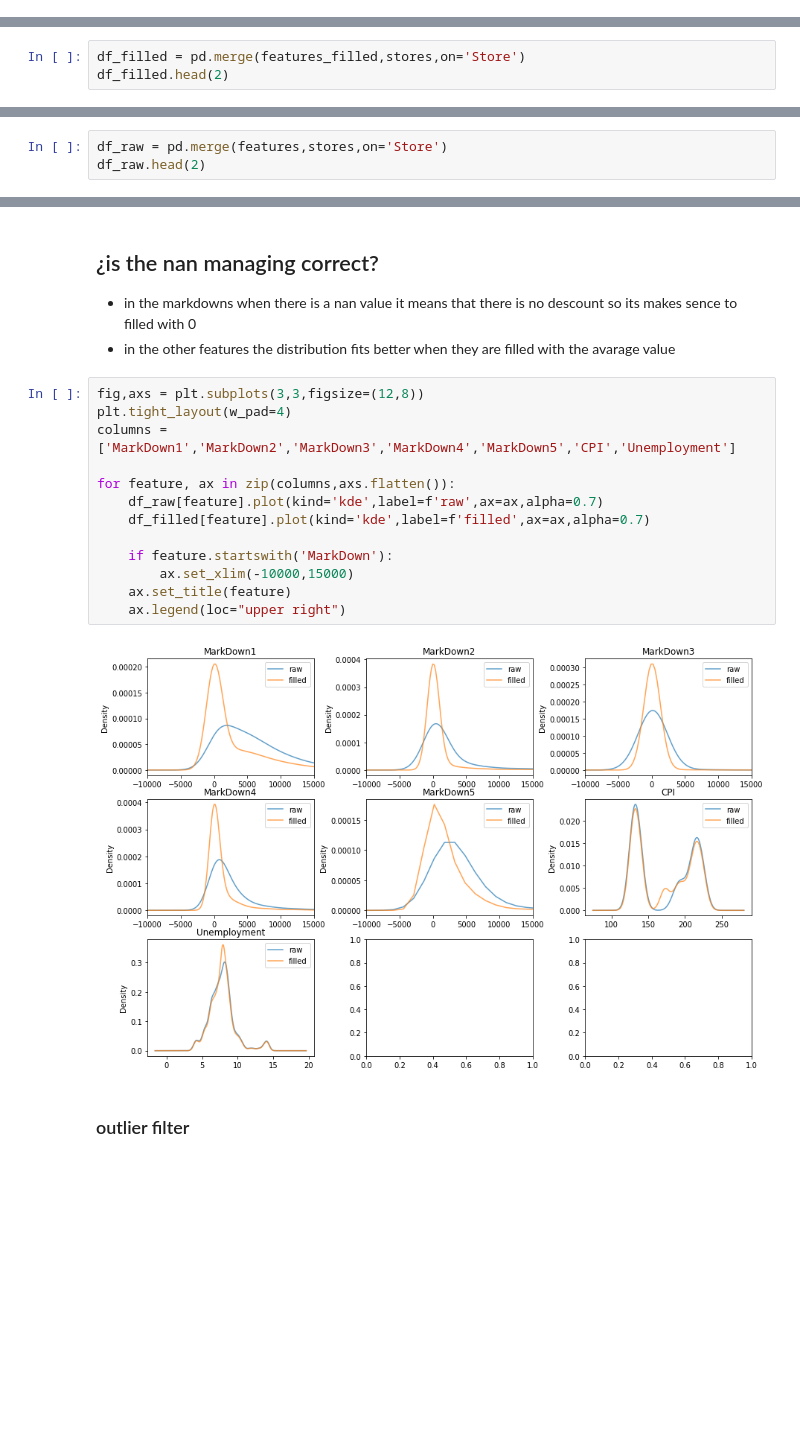
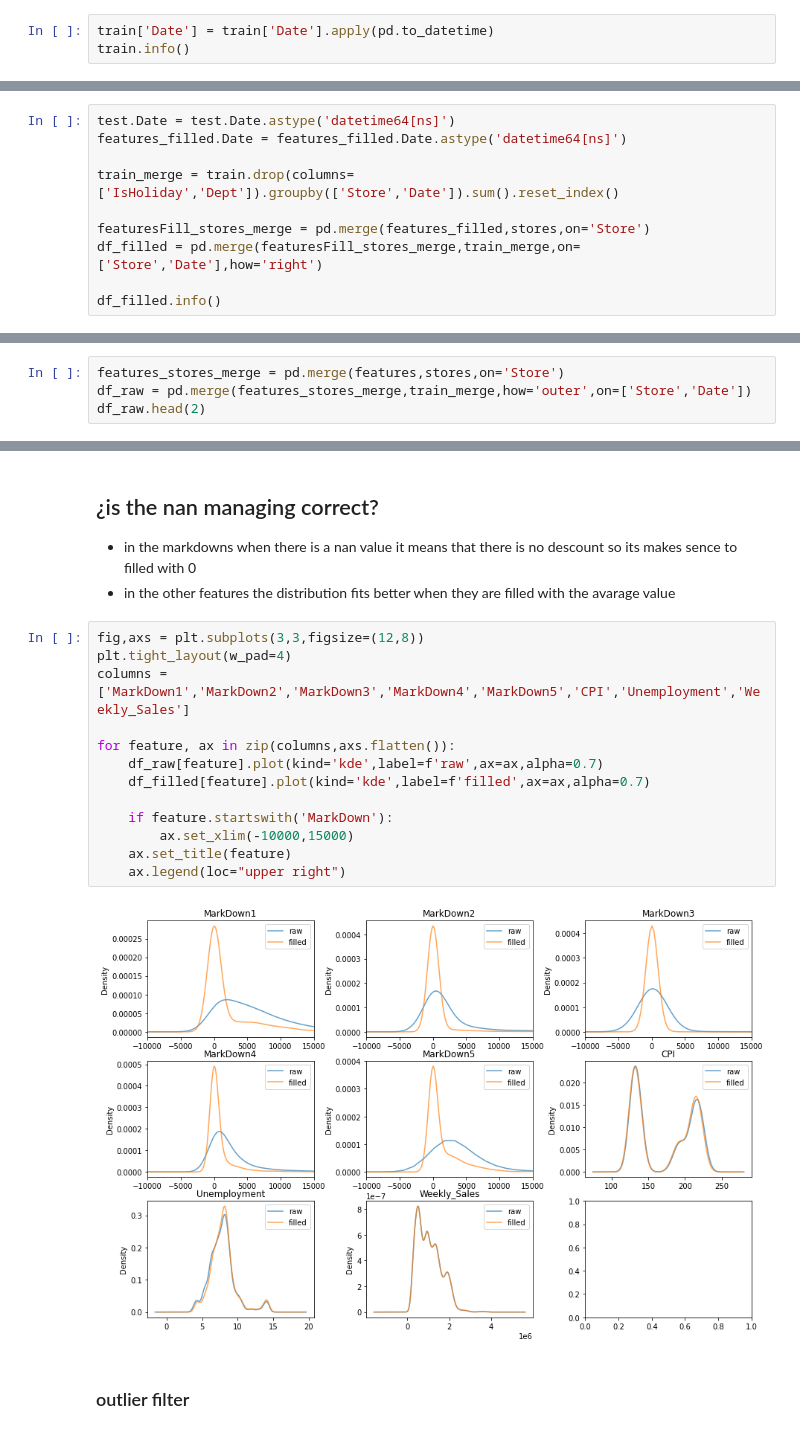
Before and after one commit to thomatrixting/Walmart_analysis, a Jupyter notebook: notebooks/0.0-thomas-data_processing.ipynb, the cells around one changed output, grey strips where cells are left out. Saved outputs shown, nothing was run; the diff lists cells and outputs as text; blank space fills up the shorter version.

Commit message:
add the train and test df and filter adn merge the category of weekly sales in the train df to the mains ones

```diff
--- a/notebooks/0.0-thomas-data_processing.ipynb
+++ b/notebooks/0.0-thomas-data_processing.ipynb
@@ -78,3 +92,6 @@ Data columns (total 12 columns):
  11  IsHoliday     8190 non-null   bool
 dtypes: bool(1), datetime64[ns](1), float64(9), object(1)
 memory usage: 712.0+ KB
+# %%
+train['Date'] = train['Date'].apply(pd.to_datetime)
+train.info()
@@ -108,3 +138,13 @@ Data columns (total 12 columns):
  11  IsHoliday     8190 non-null   bool
 dtypes: bool(1), datetime64[ns](1), float64(9), object(1)
 memory usage: 712.0+ KB
+# %%
+test.Date = test.Date.astype('datetime64[ns]')
+features_filled.Date = features_filled.Date.astype('datetime64[ns]')
+
+train_merge = train.drop(columns=['IsHoliday','Dept']).groupby(['Store','Date']).sum().reset_index()
+
+featuresFill_stores_merge = pd.merge(features_filled,stores,on='Store')
+df_filled = pd.merge(featuresFill_stores_merge,train_merge,on=['Store','Date'],how='right')
+
+df_filled.info()
@@ -111,5 +169,6 @@ memory usage: 712.0+ KB
 # %%
-df_filled = pd.merge(features_filled,stores,on='Store')
-df_filled.head(2)
+features_stores_merge = pd.merge(features,stores,on='Store')
+df_raw = pd.merge(features_stores_merge,train_merge,how='outer',on=['Store','Date'])
+df_raw.head(2)
 # %% [output]
 |  | Store | Date | Temperature | Fuel_Price | MarkDown1 | MarkDown2 | MarkDown3 | MarkDown4 | MarkDown5 | ... |
@@ -118,3 +176,0 @@ df_filled.head(2)
-# %%
-df_raw = pd.merge(features,stores,on='Store')
-df_raw.head(2)
@@ -131,17 +183,17 @@ df_raw.head(2)
 # %%
 fig,axs = plt.subplots(3,3,figsize=(12,8))
 plt.tight_layout(w_pad=4)
-columns = ['MarkDown1','MarkDown2','MarkDown3','MarkDown4','MarkDown5','CPI','Unemployment']
+columns = ['MarkDown1','MarkDown2','MarkDown3','MarkDown4','MarkDown5','CPI','Unemployment','Weekly_Sales']
 
 for feature, ax in zip(columns,axs.flatten()):
     df_raw[feature].plot(kind='kde',label=f'raw',ax=ax,alpha=0.7)
     df_filled[feature].plot(kind='kde',label=f'filled',ax=ax,alpha=0.7)
 
     if feature.startswith('MarkDown'):
         ax.set_xlim(-10000,15000)
     ax.set_title(feature)
     ax.legend(loc="upper right")
 # %% [output]
-[figure, old version]
+[figure, new version]
 # %% [markdown]
 ### outlier filter
```
Also changed, not shown: parts of 12 cells of this notebook, 1 other file.
